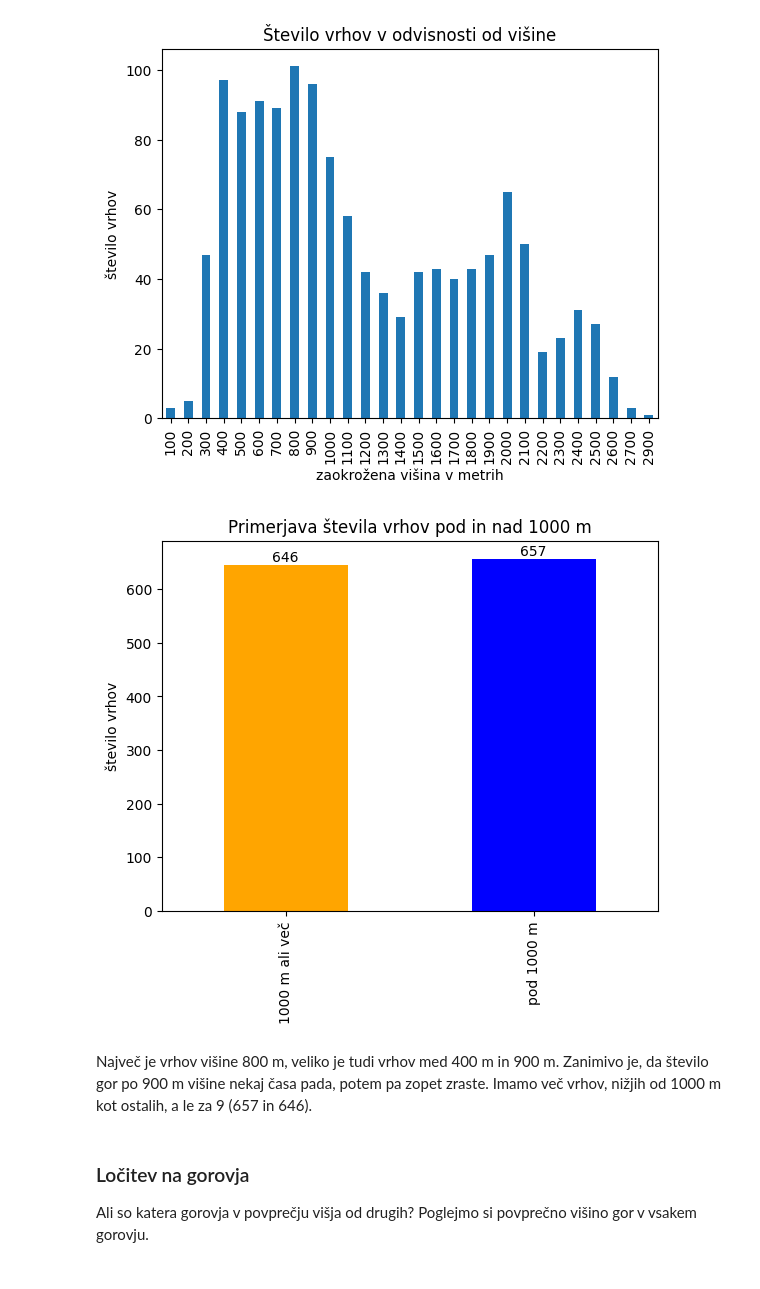
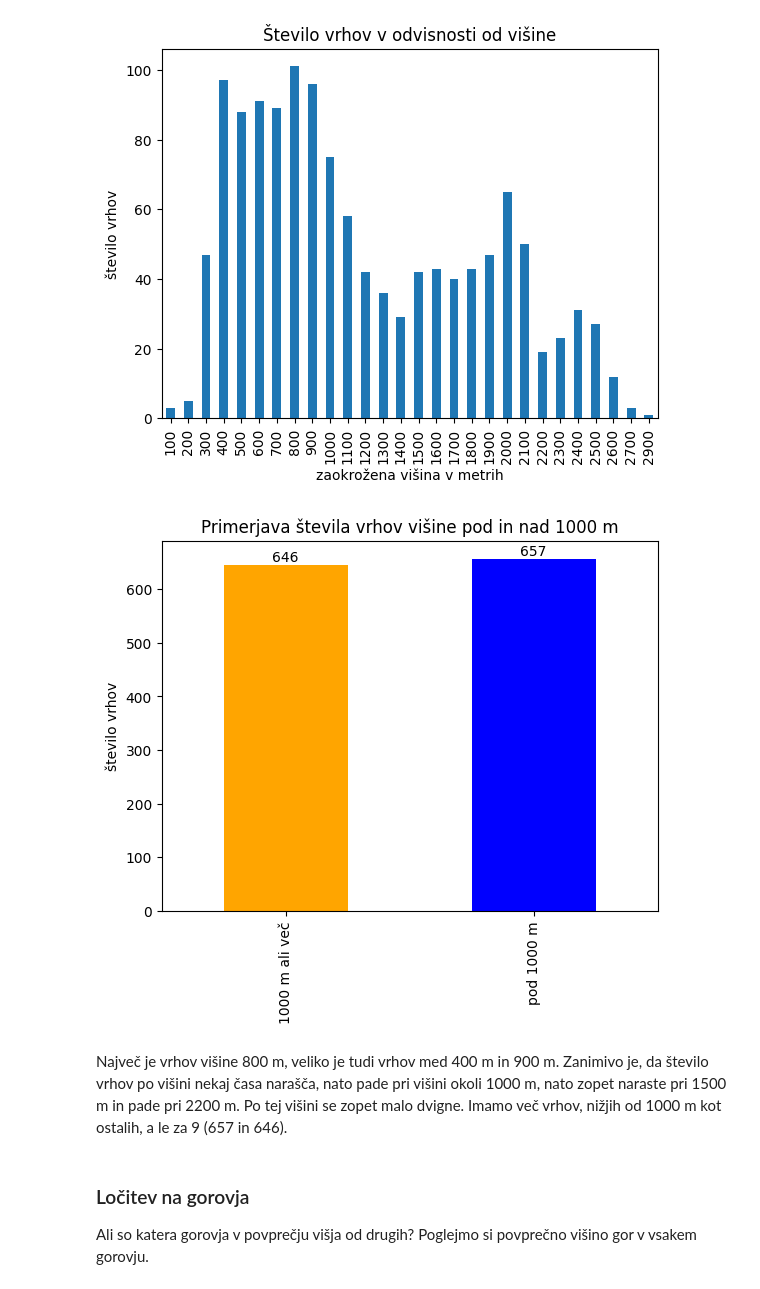
Before and after one commit to tilenzabkar/uvp-projektna-naloga, a Jupyter notebook: analiza.ipynb, the cells around one changed output. Saved outputs shown, nothing was run; the diff lists cells and outputs as text; code cells hidden in the pictures.

```diff
--- a/analiza.ipynb
+++ b/analiza.ipynb
@@ -55,9 +55,8 @@ Torej le 15 % vrhov lahko uvstrimo med dvatisočake, kar je razmeroma malo.
 
 Oglejmo si sedaj, koliko vrhov posameznih višin imamo. Za lažji prikaz bomo višino zaokrožili na stotice.
 # %%
-zaokrozena_visina = gore["višina"].round(-2)
-gore["zaokrožena višina"] = zaokrozena_visina
-slovenske_gore["zaokrožena višina"] = zaokrozena_visina
+gore["zaokrožena višina"] = gore["višina"].round(-2)
+slovenske_gore["zaokrožena višina"] = slovenske_gore["višina"].round(-2)
 
 po_visini = slovenske_gore.groupby("zaokrožena višina").size()
 po_visini.plot.bar(title="Število vrhov v odvisnosti od višine",xlabel="zaokrožena višina v metrih", ylabel="število vrhov")
@@ -67,13 +66,15 @@ po_visini.plot.bar(title="Število vrhov v odvisnosti od višine",xlabel="zaokro
 # %%
 slovenske_gore["pod/nad 1000"] = slovenske_gore["višina"].apply(lambda x: "pod 1000 m" if x < 1000 else  "1000 m ali več")
 
-graf_1000 = slovenske_gore.groupby("pod/nad 1000").size().plot.bar(title="Primerjava števila vrhov pod in nad 1000 m", ylabel="število vrhov", xlabel="", color=["orange", "blue"])
+graf_1000 = slovenske_gore.groupby("pod/nad 1000").size().plot.bar(title="Primerjava števila vrhov višine pod in nad 1000 m",
+                                                                   ylabel="število vrhov", xlabel="",
+                                                                   color=["orange", "blue"])
 for container in graf_1000.containers:
     graf_1000.bar_label(container)
 # %% [output]
-[figure, old version]
+[figure, new version]
 # %% [markdown]
-Največ je vrhov višine 800 m, veliko je tudi vrhov med 400 m in 900 m. Zanimivo je, da število gor po 900 m višine nekaj časa pada, potem pa zopet zraste. Imamo več vrhov, nižjih od 1000 m kot ostalih, a le za 9 (657 in 646).
+Največ je vrhov višine 800 m, veliko je tudi vrhov med 400 m in 900 m. Zanimivo je, da število vrhov po višini nekaj časa narašča, nato pade pri višini okoli 1000 m, nato zopet naraste pri 1500 m in pade pri 2200 m. Po tej višini se zopet malo dvigne. Imamo več vrhov, nižjih od 1000 m kot ostalih, a le za 9 (657 in 646).
 # %% [markdown]
 ### Ločitev na gorovja
 
```
Also changed, not shown: parts of 27 cells of this notebook, 8 other files.
